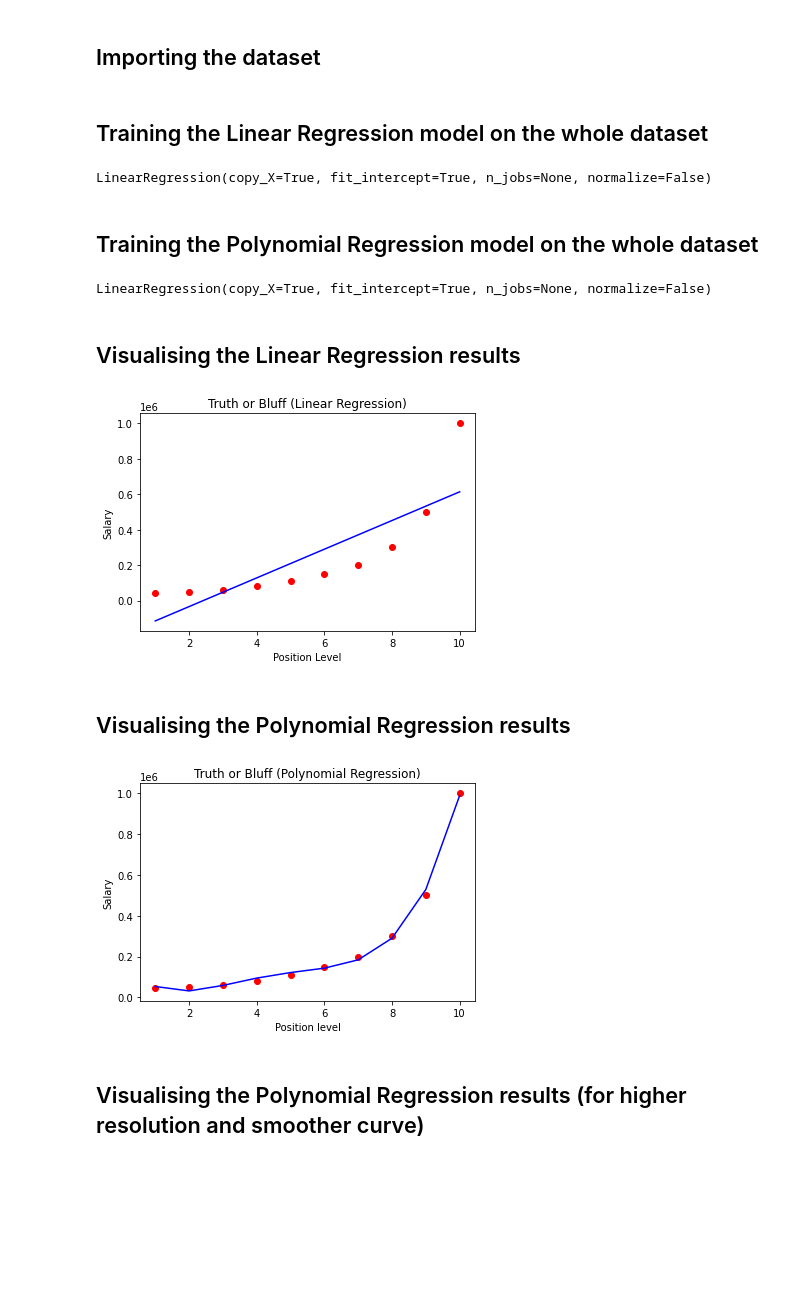
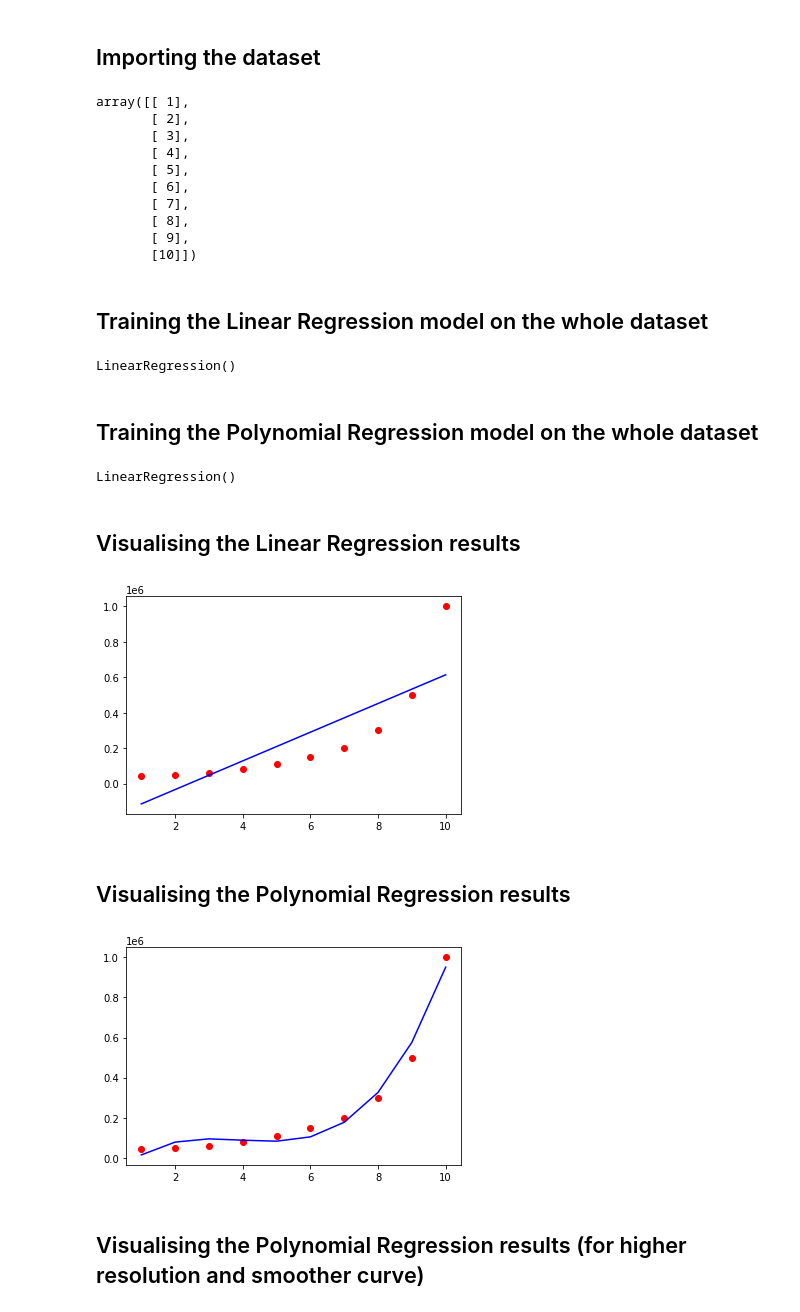
Before and after one commit to mchhour31/NN_work, a Jupyter notebook: polynomial_regression.ipynb, the cells around one changed output. Cells and saved outputs as stored; diff of their text form; code cells hidden in the pictures; blank space fills up the shorter version.

```diff
--- a/polynomial_regression.ipynb
+++ b/polynomial_regression.ipynb
@@ -11,49 +11,59 @@ import pandas as pd
 # %% [markdown]
 ## Importing the dataset
 # %%
-dataset = pd.read_csv('Position_Salaries.csv')
-X = dataset.iloc[:, 1:-1].values
-y = dataset.iloc[:, -1].values
+df = pd.read_csv("Position_Salaries.csv")
+x = df.iloc[:, 1:-1].values
+y = df.iloc[:, -1].values
+
+x
+# %% [output]
+array([[ 1],
+       [ 2],
+       [ 3],
+       [ 4],
+       [ 5],
+       [ 6],
+       [ 7],
+       [ 8],
+       [ 9],
+       [10]])
 # %% [markdown]
 ## Training the Linear Regression model on the whole dataset
 # %%
 from sklearn.linear_model import LinearRegression
-lin_reg = LinearRegression()
-lin_reg.fit(X, y)
+
+reg = LinearRegression()
+reg.fit(x, y)
 # %% [output]
-LinearRegression(copy_X=True, fit_intercept=True, n_jobs=None, normalize=False)
+LinearRegression()
 # %% [markdown]
 ## Training the Polynomial Regression model on the whole dataset
 # %%
 from sklearn.preprocessing import PolynomialFeatures
-poly_reg = PolynomialFeatures(degree = 4)
-X_poly = poly_reg.fit_transform(X)
-lin_reg_2 = LinearRegression()
-lin_reg_2.fit(X_poly, y)
+
+poly = PolynomialFeatures(degree=3)
+x_poly = poly.fit_transform(x)
+
+reg2 = LinearRegression()
+reg2.fit(x_poly, y)
 # %% [output]
-LinearRegression(copy_X=True, fit_intercept=True, n_jobs=None, normalize=False)
+LinearRegression()
 # %% [markdown]
 ## Visualising the Linear Regression results
 # %%
-plt.scatter(X, y, color = 'red')
-plt.plot(X, lin_reg.predict(X), color = 'blue')
-plt.title('Truth or Bluff (Linear Regression)')
-plt.xlabel('Position Level')
-plt.ylabel('Salary')
+plt.scatter(x, y, color='red')
+plt.plot(x, reg.predict(x), color='blue')
 plt.show()
 # %% [output]
-[figure, old version]
+[figure, new version]
 # %% [markdown]
 ## Visualising the Polynomial Regression results
 # %%
-plt.scatter(X, y, color = 'red')
-plt.plot(X, lin_reg_2.predict(poly_reg.fit_transform(X)), color = 'blue')
-plt.title('Truth or Bluff (Polynomial Regression)')
-plt.xlabel('Position level')
-plt.ylabel('Salary')
+plt.scatter(x, y, color='red')
+plt.plot(x, reg2.predict(x_poly), color='blue')
 plt.show()
 # %% [output]
-[figure, old version]
+[figure, new version]
 # %% [markdown]
 ## Visualising the Polynomial Regression results (for higher resolution and smoother curve)
 # %%
```
Also changed, not shown: parts of 4 cells of this notebook.
